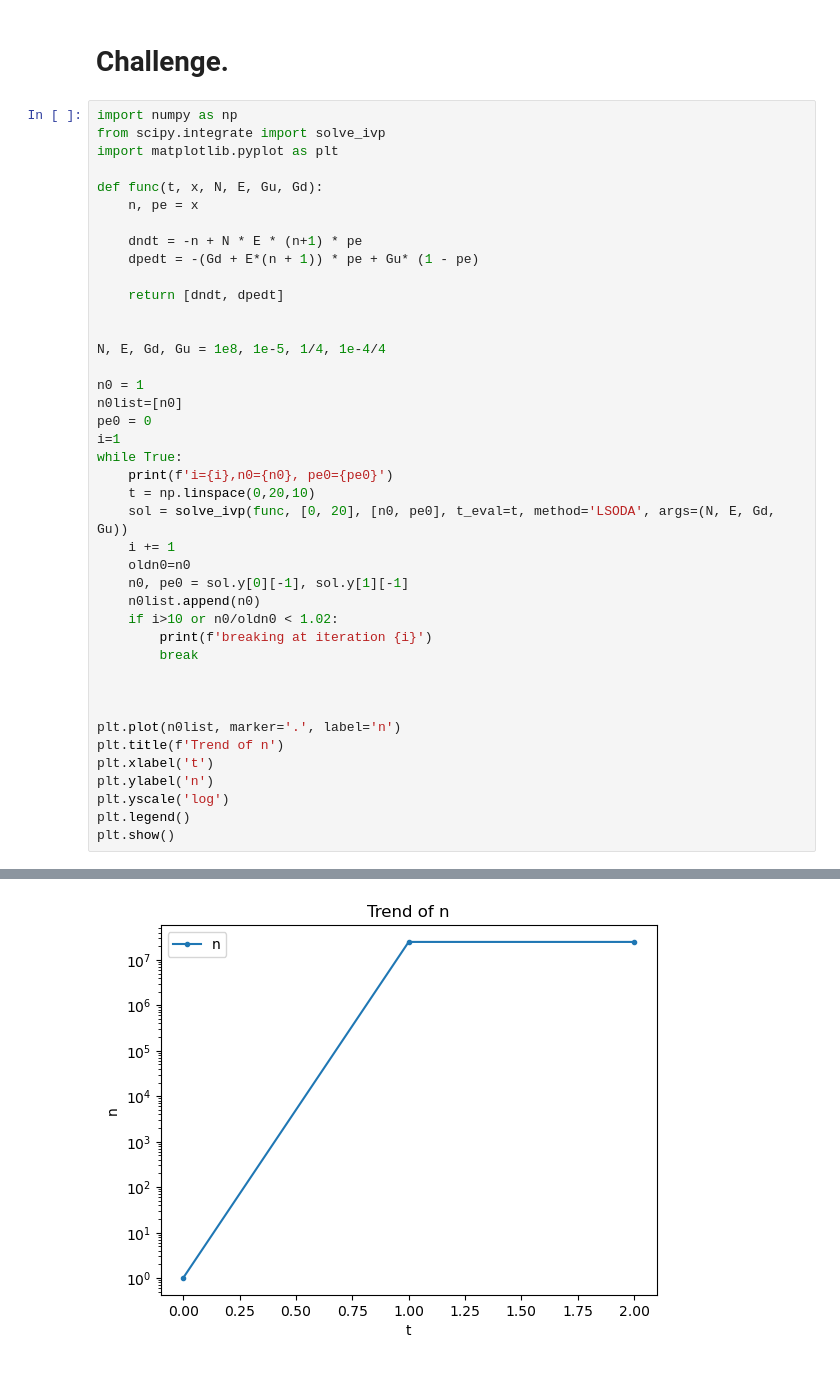
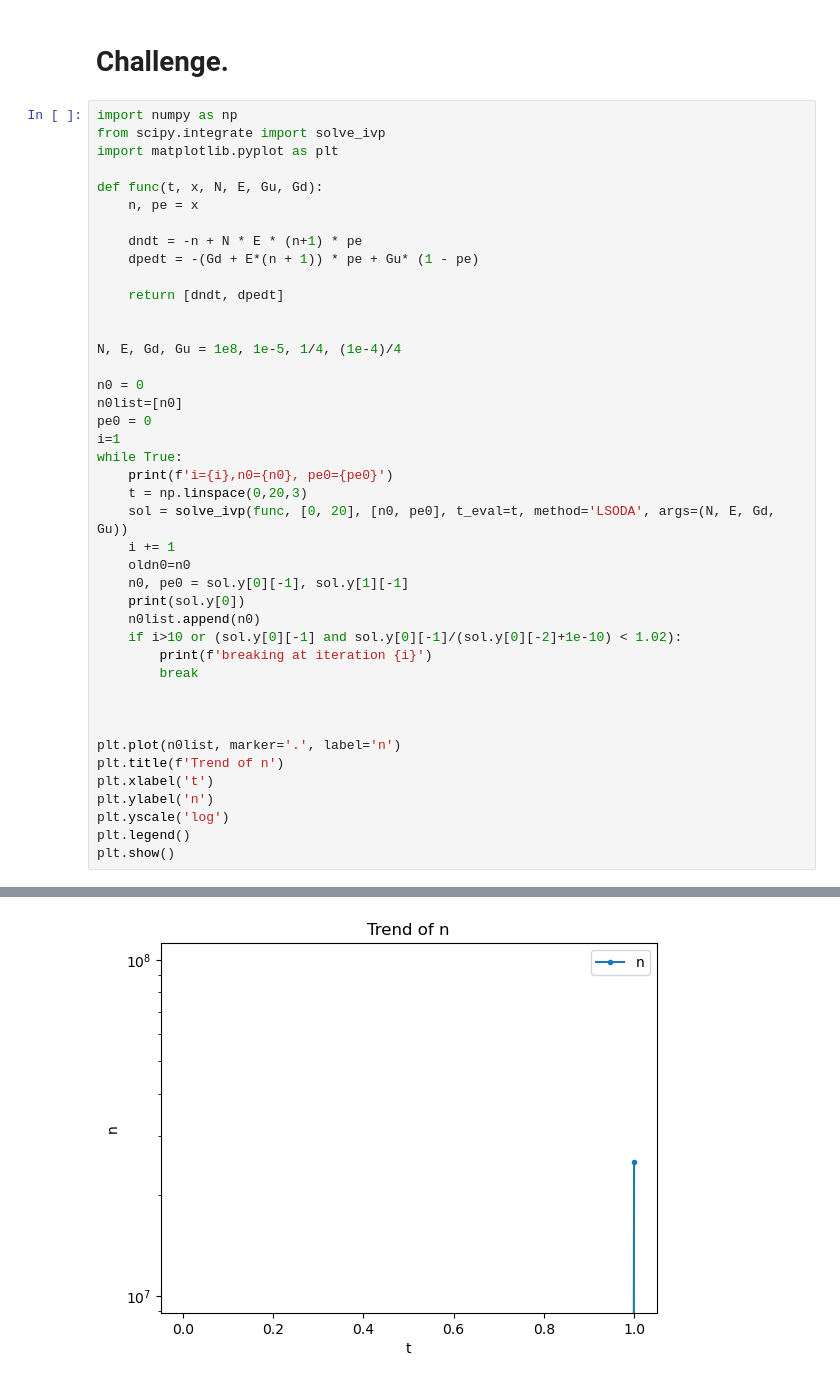
Before and after one commit to skp80286/PH_434, a Jupyter notebook: practical_7.ipynb, the cells around one changed output, grey strips where cells are left out. Drawn from its saved outputs; the diff is of its cells as text.

```diff
--- a/22-aug-25/practical_7.ipynb
+++ b/practical_7.ipynb
@@ -123,21 +123,22 @@ def func(t, x, N, E, Gu, Gd):
     return [dndt, dpedt]
 
 
-N, E, Gd, Gu = 1e8, 1e-5, 1/4, 1e-4/4
+N, E, Gd, Gu = 1e8, 1e-5, 1/4, (1e-4)/4
 
-n0 = 1
+n0 = 0
 n0list=[n0]
 pe0 = 0
 i=1
 while True:
     print(f'i={i},n0={n0}, pe0={pe0}')
-    t = np.linspace(0,20,10)
+    t = np.linspace(0,20,3)
     sol = solve_ivp(func, [0, 20], [n0, pe0], t_eval=t, method='LSODA', args=(N, E, Gd, Gu))
     i += 1
     oldn0=n0
     n0, pe0 = sol.y[0][-1], sol.y[1][-1]
+    print(sol.y[0])
     n0list.append(n0)
-    if i>10 or n0/oldn0 < 1.02:
+    if i>10 or (sol.y[0][-1] and sol.y[0][-1]/(sol.y[0][-2]+1e-10) < 1.02):
         print(f'breaking at iteration {i}')
         break
 
@@ -157 +158 @@ breaking at iteration 3
-[figure, old version]
+[figure, new version]
```
Also changed, not shown: parts of 1 cell of this notebook, 7 other files.
